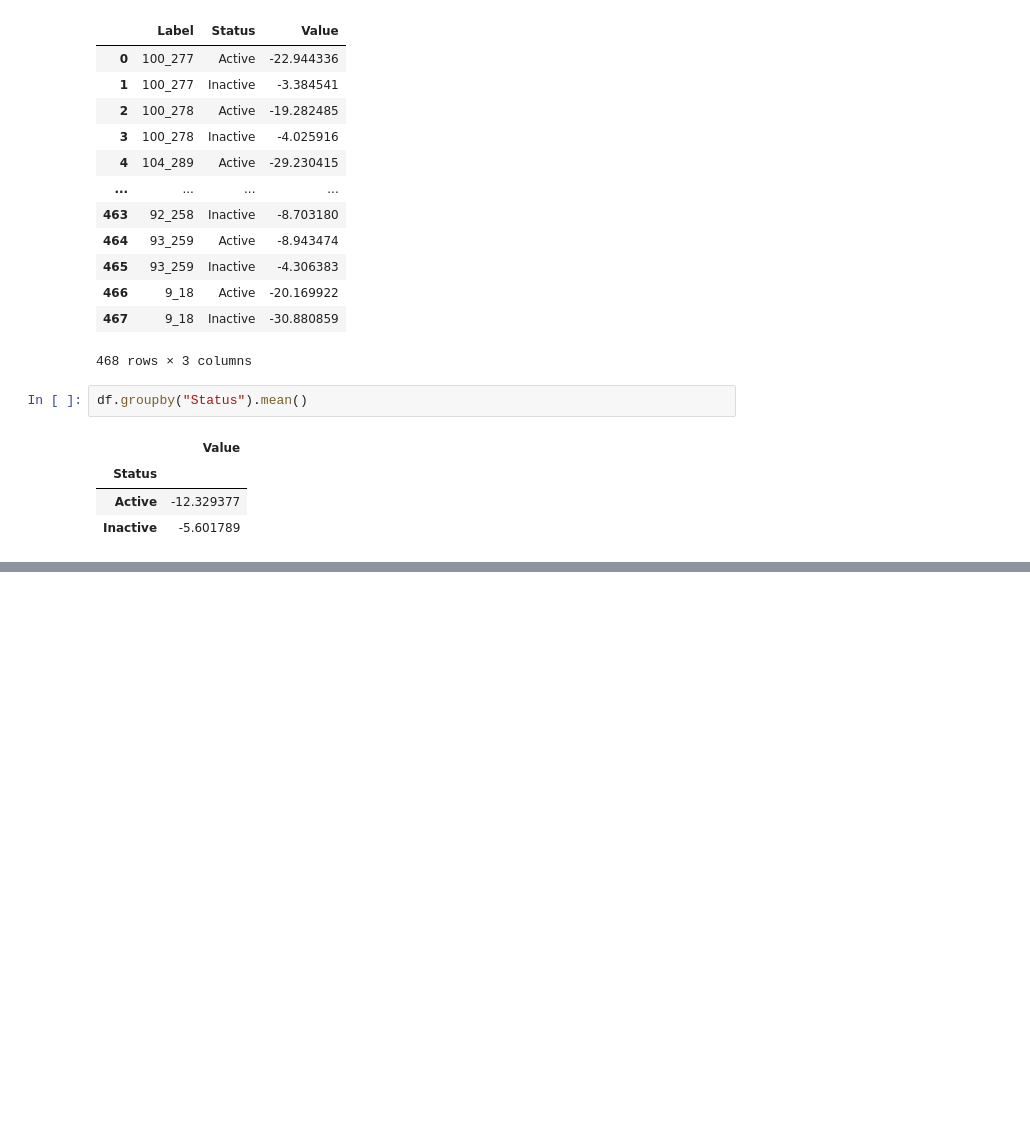
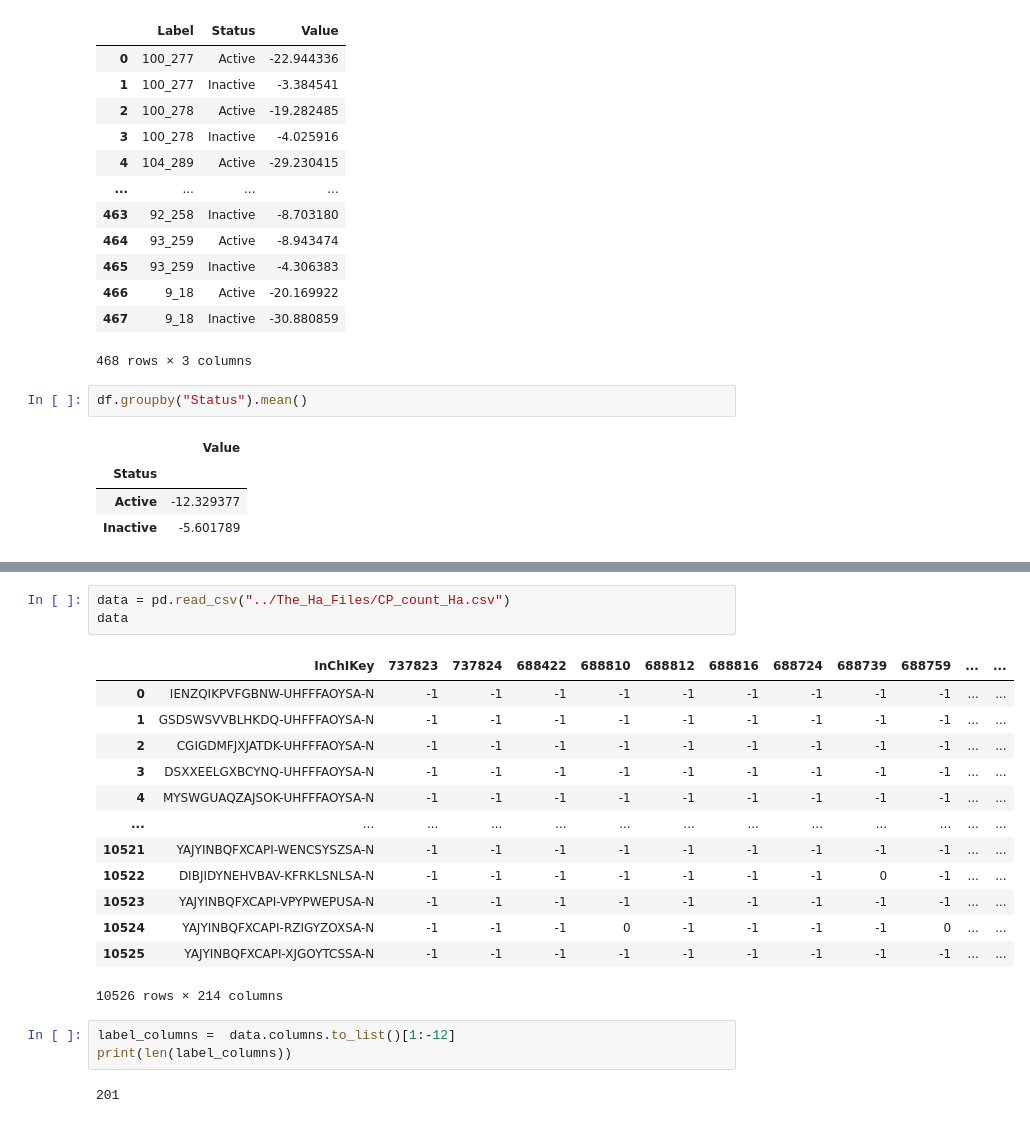
Before and after one commit to srijitseal/The_Seal_Files, a Jupyter notebook: The_Cell_Count_Files/01_Cell_Count_Corr.ipynb, the cells around one changed output, grey strips where cells are left out. Drawn from its saved outputs; the diff is of its cells as text; blank space fills up the shorter version.

```diff
--- a/The_Cell_Count_Files/01_Cell_Count_Corr.ipynb
+++ b/The_Cell_Count_Files/01_Cell_Count_Corr.ipynb
@@ -300,0 +341,22 @@ Active v.s. Inactive: t-test independent samples with Bonferroni correction, P_v
+# %%
+data = pd.read_csv("../The_Ha_Files/CP_count_Ha.csv")
+data
+# %% [output]
+|  | InChIKey | 737823 | 737824 | 688422 | 688810 | 688812 | 688816 | 688724 | 688739 | 688759 | ... | ... |
+| 0 | IENZQIKPVFGBNW-UHFFFAOYSA-N | -1 | -1 | -1 | -1 | -1 | -1 | -1 | -1 | -1 | ... | ... |
+| 1 | GSDSWSVVBLHKDQ-UHFFFAOYSA-N | -1 | -1 | -1 | -1 | -1 | -1 | -1 | -1 | -1 | ... | ... |
+| 2 | CGIGDMFJXJATDK-UHFFFAOYSA-N | -1 | -1 | -1 | -1 | -1 | -1 | -1 | -1 | -1 | ... | ... |
+| 3 | DSXXEELGXBCYNQ-UHFFFAOYSA-N | -1 | -1 | -1 | -1 | -1 | -1 | -1 | -1 | -1 | ... | ... |
+| 4 | MYSWGUAQZAJSOK-UHFFFAOYSA-N | -1 | -1 | -1 | -1 | -1 | -1 | -1 | -1 | -1 | ... | ... |
+| ... | ... | ... | ... | ... | ... | ... | ... | ... | ... | ... | ... | ... |
+| 10521 | YAJYINBQFXCAPI-WENCSYSZSA-N | -1 | -1 | -1 | -1 | -1 | -1 | -1 | -1 | -1 | ... | ... |
+| 10522 | DIBJIDYNEHVBAV-KFRKLSNLSA-N | -1 | -1 | -1 | -1 | -1 | -1 | -1 | 0 | -1 | ... | ... |
+| 10523 | YAJYINBQFXCAPI-VPYPWEPUSA-N | -1 | -1 | -1 | -1 | -1 | -1 | -1 | -1 | -1 | ... | ... |
+| 10524 | YAJYINBQFXCAPI-RZIGYZOXSA-N | -1 | -1 | -1 | 0 | -1 | -1 | -1 | -1 | 0 | ... | ... |
+| 10525 | YAJYINBQFXCAPI-XJGOYTCSSA-N | -1 | -1 | -1 | -1 | -1 | -1 | -1 | -1 | -1 | ... | ... |
+10526 rows × 214 columns
+# %%
+label_columns =  data.columns.to_list()[1:-12]
+print(len(label_columns))
+# %% [output]
+201
```
Also changed, not shown: parts of 8 cells of this notebook, 13 other files.
